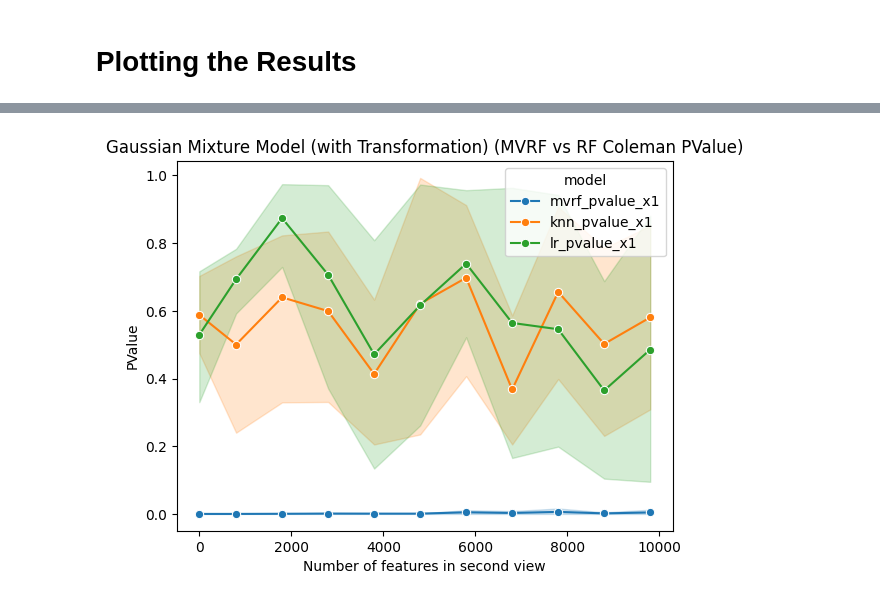
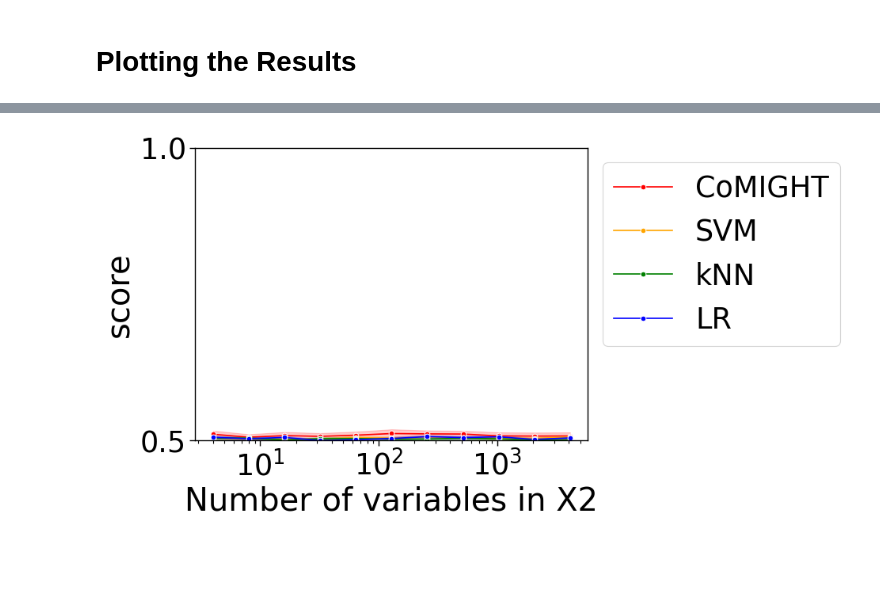
Before and after one commit to neurodata/treeple, a Jupyter notebook: benchmarks_nonasv/cancer/Figure3-compare-CoMIGHT-with-ksgandlinearregression.ipynb, the cells around one changed output, grey strips where cells are left out. Drawn from its saved outputs; the diff is of its cells as text; code cells hidden in the pictures; blank space fills up the shorter version.

Commit message:
Add new figures
Signed-off-by: Adam Li <adam2392@gmail.com>

```diff
--- a/benchmarks_nonasv/cancer/Figure3-compare-CoMIGHT-with-ksgandlinearregression.ipynb
+++ b/benchmarks_nonasv/cancer/Figure3-compare-CoMIGHT-with-ksgandlinearregression.ipynb
@@ -922,12 +1434,40 @@ df = pd.melt(
-# %%
-fig, ax = plt.subplots()
-sns.lineplot(data=df, x="n_features_2", y="score", marker="o", hue="model", ax=ax)
-ax.set_ylabel("PValue")
-ax.set_xlabel("Number of features in second view")
-ax.set_title("Gaussian Mixture Model (with Transformation) (MVRF vs RF Coleman PValue)")
-plt.show()
-# %% [output]
-[figure, removed]
+# %%
+sns.set_context("paper", font_scale=3.0)
+fig, ax = plt.subplots()
+
+palette = {"CoMIGHT": "red", "SVM": "orange", "kNN": "green", "LR": "blue"}
+
+ax = sns.lineplot(
+    data=df,
+    x="n_features_2",
+    y="score",
+    marker="o",
+    hue="model",
+    ax=ax,
+    palette=palette,
+    errorbar="ci",
+)
+
+# ax.set_ylabel("Partial-AUC \n(at 90% Specificity)")
+ax.set_xlabel("Number of variables in X2")
+# ax.set_xlabel("Sample size")
+# ax.set_title("Collider\n")
+# ax.axvline([32], ls="--", color="black", label="Noise Dimensions")
+ax.set(
+    ylim=[0.5, 1],
+    yticks=[0.5, 1],
+    # xticks=[0, 50, 100, 1000, 4000],
+)
+ax.set_xscale("log")
+# xticks = ax.get_xticks()
+# print(xticks)
+# xticks = np.concatenate(([0], xticks))
+# ax.set(xticks=xticks)
+ax.legend()
+sns.move_legend(ax, "upper left", bbox_to_anchor=(1, 1))
+plt.show()
+# %% [output]
+[figure, added]
 # %%
 df = pd.DataFrame(np.concatenate((X, y[:, np.newaxis]), axis=1))
 x_cols = np.array([f"x{idx}" for idx in range(X.shape[1])])
```
Also changed, not shown: parts of 146 cells of this notebook, 21 other files.
